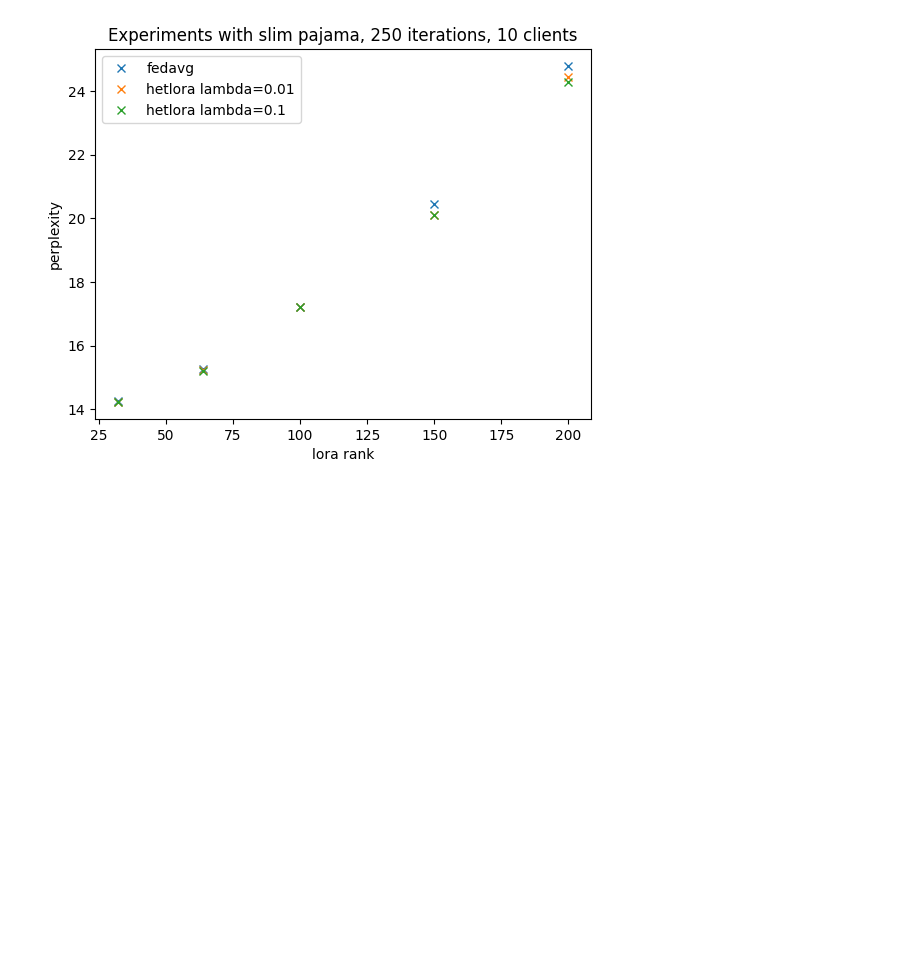
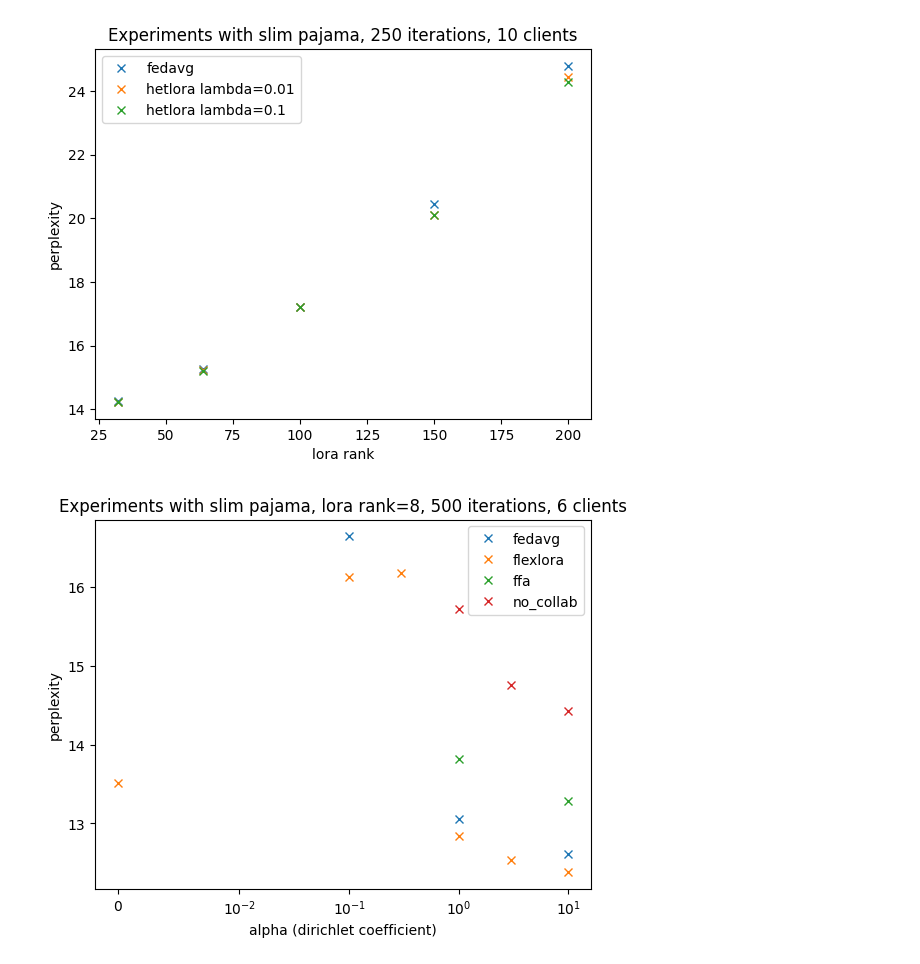
Before and after one commit to Matthew2357/project, a Jupyter notebook: first_graphs.ipynb, the cells around one changed output. Drawn from its saved outputs; the diff is of its cells as text; code cells hidden in the pictures; blank space fills up the shorter version.

Commit message:
week10 experiments launched

```diff
--- a/first_graphs.ipynb
+++ b/first_graphs.ipynb
@@ -252,3 +252,32 @@ plt.show()
 | 3 | 150 | 20.45 | 20.10 | 20.11 |
 | 4 | 200 | 24.79 | 24.43 | 24.29 |
 [figure]
+# %%
+
+data = [
+    [0, 0.1, 0.3, 1, 3, 10],
+    [None, 16.64, None, 13.05, None, 12.61],
+    [13.51, 16.13, 16.18, 12.84, 12.54, 12.38],
+    [None, None, None, 13.82, None, 13.29],
+    [None, None, None, 15.72, 14.76, 14.42]
+]
+columns = ['alpha','fedavg',  'flexlora', 'ffa', 'no_collab']
+df_alpha = pd.DataFrame({col:data[i] for i, col in enumerate(columns)})
+
+x = df_alpha['alpha']
+y = df_alpha.drop(columns=['alpha'])
+for column in y:
+    plt.plot(x,y[column], label=column, marker='x', linestyle='')
+# Add labels and title
+plt.xlabel('alpha (dirichlet coefficient)')
+plt.ylabel('perplexity')
+plt.title('Experiments with slim pajama, lora rank=8, 500 iterations, 6 clients')
+
+plt.xscale("symlog", linthresh=0.01)
+# Display legend
+plt.legend()
+
+# Show plot
+plt.show()
+# %% [output]
+[figure, added]
```
Also changed, not shown: parts of 7 cells of this notebook, 1 other file.
